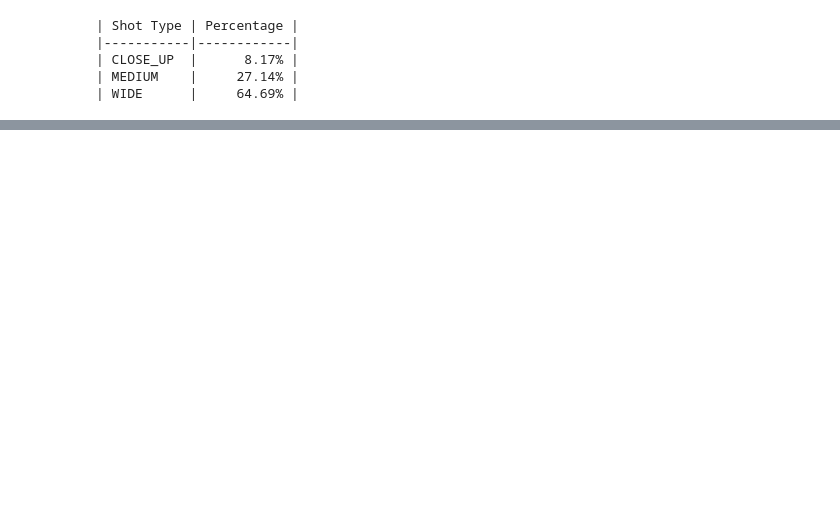
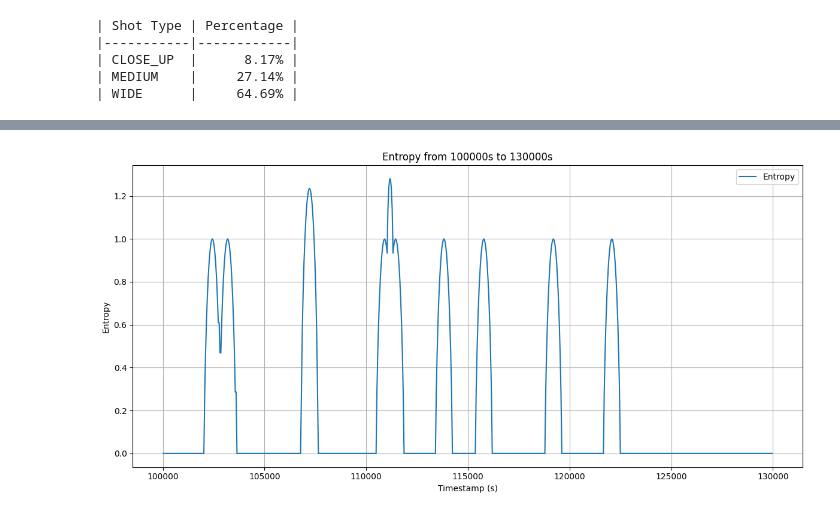
Before and after one commit to internax/film_shot_classifier, a Jupyter notebook: python/statistic_visualization.ipynb, the cells around one changed output, grey strips where cells are left out. Cells and saved outputs as stored; diff of their text form; code cells hidden in the pictures; blank space fills up the shorter version.

```diff
--- a/python/statistic_visualization.ipynb
+++ b/python/statistic_visualization.ipynb
@@ -56,0 +61,15 @@ plt.show()
+# %%
+
+subset = df[(df['Timestamp'] >= start_time) & (df['Timestamp'] <= end_time)]
+
+plt.figure(figsize=(12, 6))
+plt.plot(subset['Timestamp'], subset['Entropy'], label='Entropy')
+plt.xlabel('Timestamp (s)')
+plt.ylabel('Entropy')
+plt.title(f'Entropy from {start_time}s to {end_time}s')
+plt.grid(True)
+plt.legend()
+plt.tight_layout()
+plt.show()
+# %% [output]
+[figure, added]
```
Also changed, not shown: parts of 2 cells of this notebook, 5 other files.
